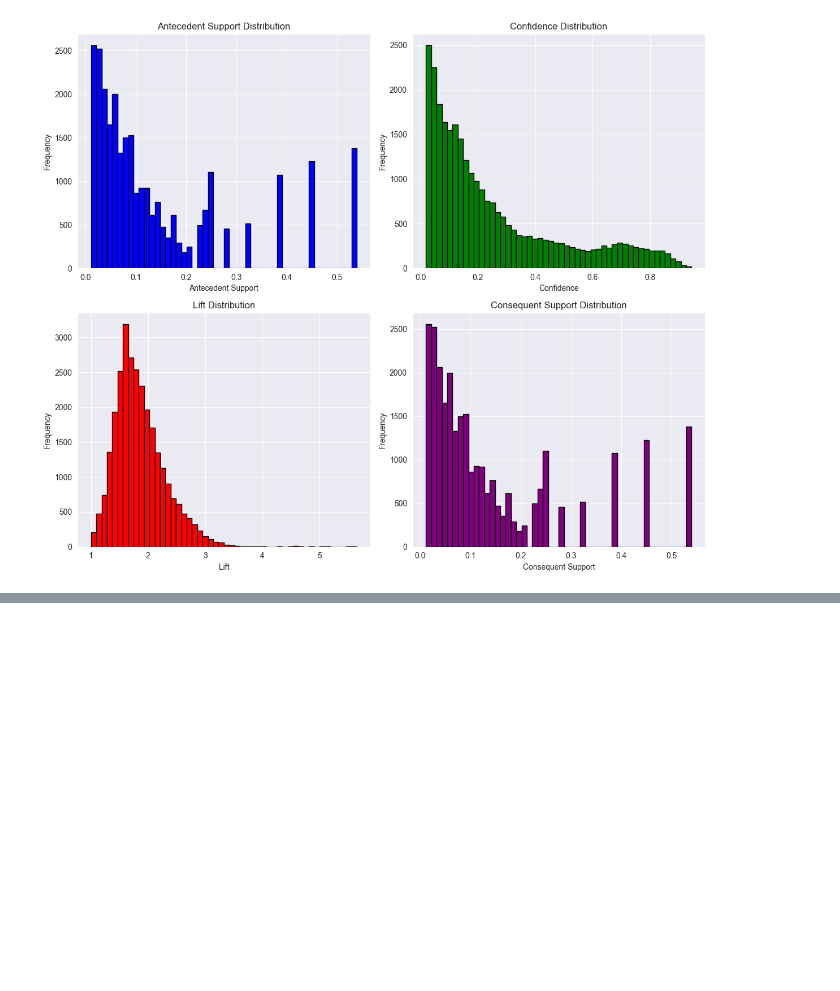
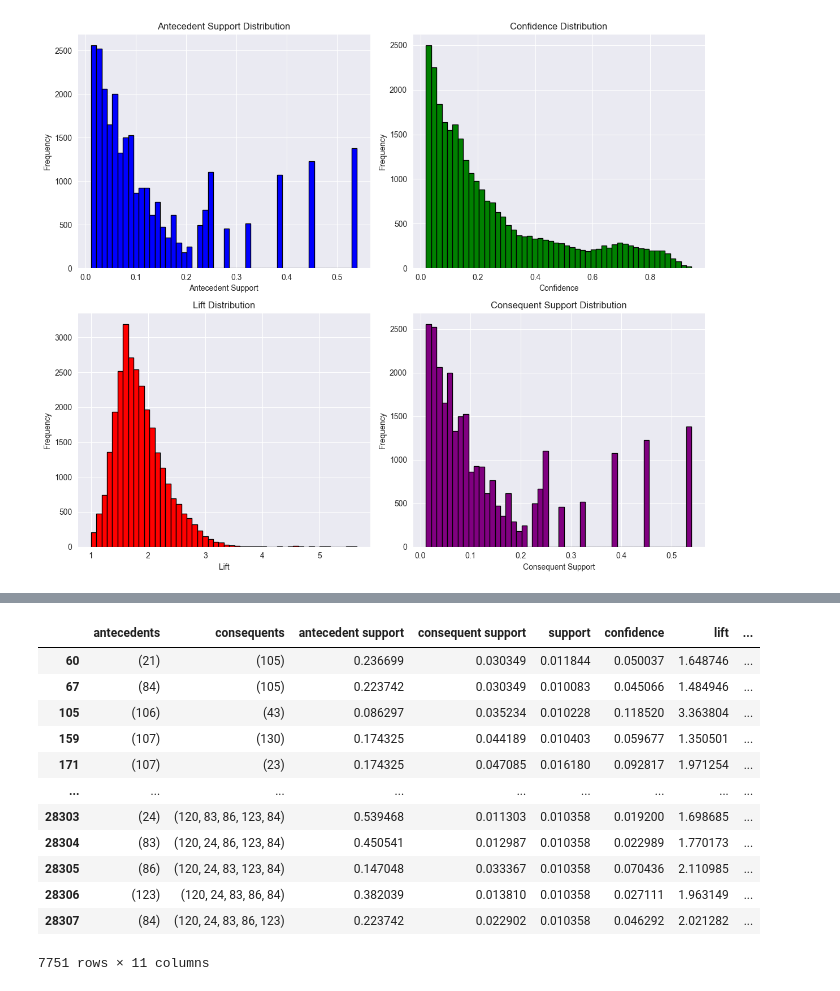
Before and after one commit to dleonrdz/supercenter-product-recommender, a Jupyter notebook: notebooks/02-Association_Mining_Analysis.ipynb, the cells around one changed output, grey strips where cells are left out. Drawn from its saved outputs; the diff is of its cells as text; code cells hidden in the pictures; blank space fills up the shorter version.

```diff
--- a/notebooks/02-Association_Mining_Analysis.ipynb
+++ b/notebooks/02-Association_Mining_Analysis.ipynb
@@ -154,0 +159,15 @@ plt.show()
+# %%
+#Filter out rows with 'Missing' aisles
+rules_wo_missing_aisles = rules[
+    (~rules['antecedents'].apply(lambda x: 'Missing' in x)) &
+    (~rules['consequents'].apply(lambda x: 'Missing' in x))
+]
+
+# Define a function to calculate physical distance
+def physical_distance(set1, set2):
+    set1 = set(map(int, set1))  # Convert elements to integers
+    set2 = set(map(int, set2))  # Convert elements to integers
+    return max(abs(a - b) for a in set1 for b in set2)
+
+# Calculate the physical distance between antecedents and consequents aisles
+rules_wo_missing_aisles['aisle_distance'] = rules_wo_missing_aisles.apply(lambda row: physical_distance(row['antecedents'], row['consequents']), axis=1)
@@ -154,0 +200,29 @@ plt.show()
+# %%
+# Set initial thresholds based on the distributions
+antecedent_support_threshold = 0.05
+consequent_support_max_threshold = 0.05
+lift_threshold = 1.3
+
+# Filter rules based on the defined thresholds
+filtered_rules = rules_wo_missing_aisles[
+    (rules_wo_missing_aisles['antecedent support'] >= antecedent_support_threshold) &
+    (rules_wo_missing_aisles['consequent support'] <= consequent_support_max_threshold) &
+    (rules_wo_missing_aisles['lift'] >= lift_threshold)
+]
+
+# Display the filtered rules
+filtered_rules
+# %% [output]
+|  | antecedents | consequents | antecedent support | consequent support | support | confidence | lift | ... |
+| 60 | (21) | (105) | 0.236699 | 0.030349 | 0.011844 | 0.050037 | 1.648746 | ... |
+| 67 | (84) | (105) | 0.223742 | 0.030349 | 0.010083 | 0.045066 | 1.484946 | ... |
+| 105 | (106) | (43) | 0.086297 | 0.035234 | 0.010228 | 0.118520 | 3.363804 | ... |
+| 159 | (107) | (130) | 0.174325 | 0.044189 | 0.010403 | 0.059677 | 1.350501 | ... |
+| 171 | (107) | (23) | 0.174325 | 0.047085 | 0.016180 | 0.092817 | 1.971254 | ... |
+| ... | ... | ... | ... | ... | ... | ... | ... | ... |
+| 28303 | (24) | (120, 83, 86, 123, 84) | 0.539468 | 0.011303 | 0.010358 | 0.019200 | 1.698685 | ... |
+| 28304 | (83) | (120, 24, 86, 123, 84) | 0.450541 | 0.012987 | 0.010358 | 0.022989 | 1.770173 | ... |
+| 28305 | (86) | (120, 24, 83, 123, 84) | 0.147048 | 0.033367 | 0.010358 | 0.070436 | 2.110985 | ... |
+| 28306 | (123) | (120, 24, 83, 86, 84) | 0.382039 | 0.013810 | 0.010358 | 0.027111 | 1.963149 | ... |
+| 28307 | (84) | (120, 24, 83, 86, 123) | 0.223742 | 0.022902 | 0.010358 | 0.046292 | 2.021282 | ... |
+7751 rows × 11 columns
```
Also changed, not shown: parts of 5 cells of this notebook.
